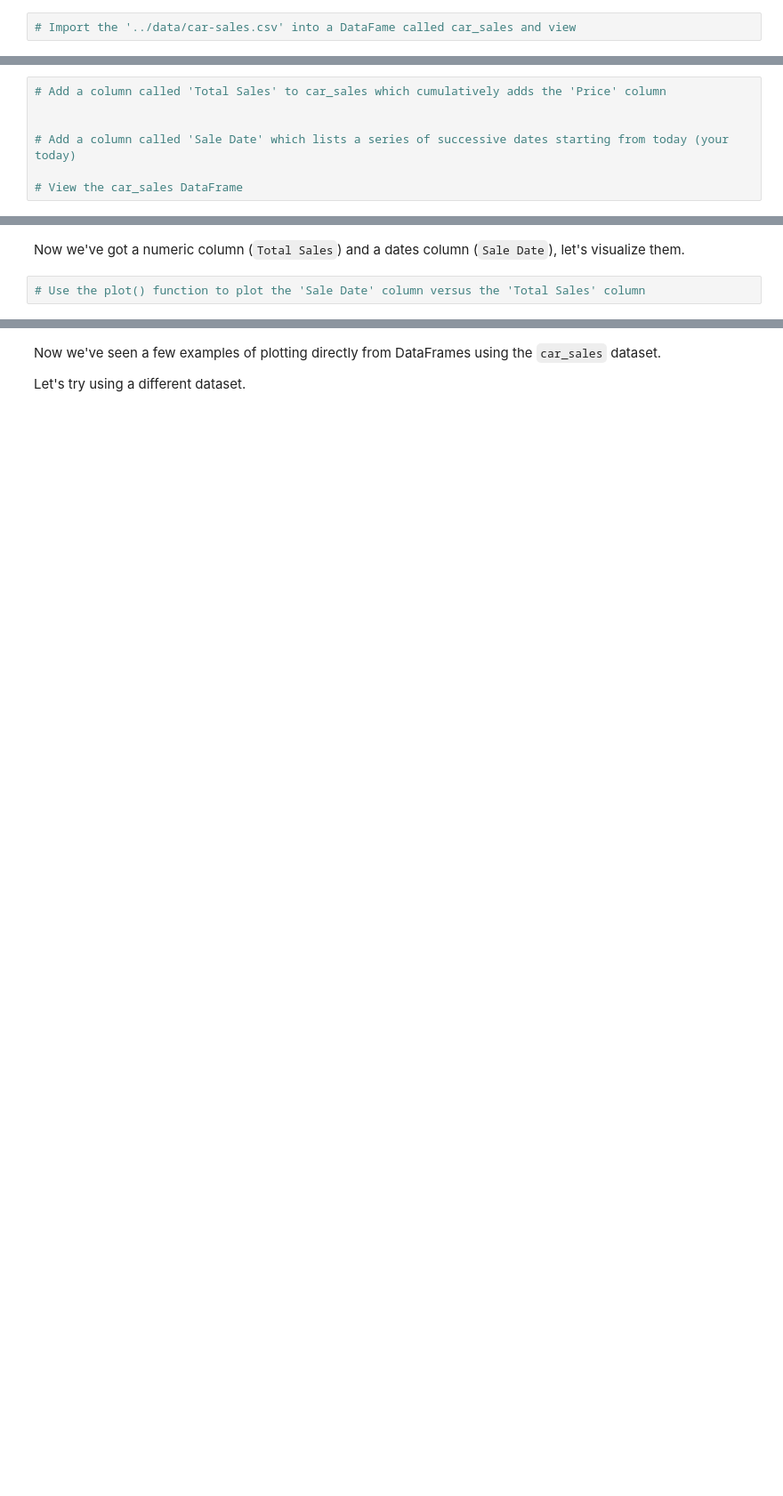
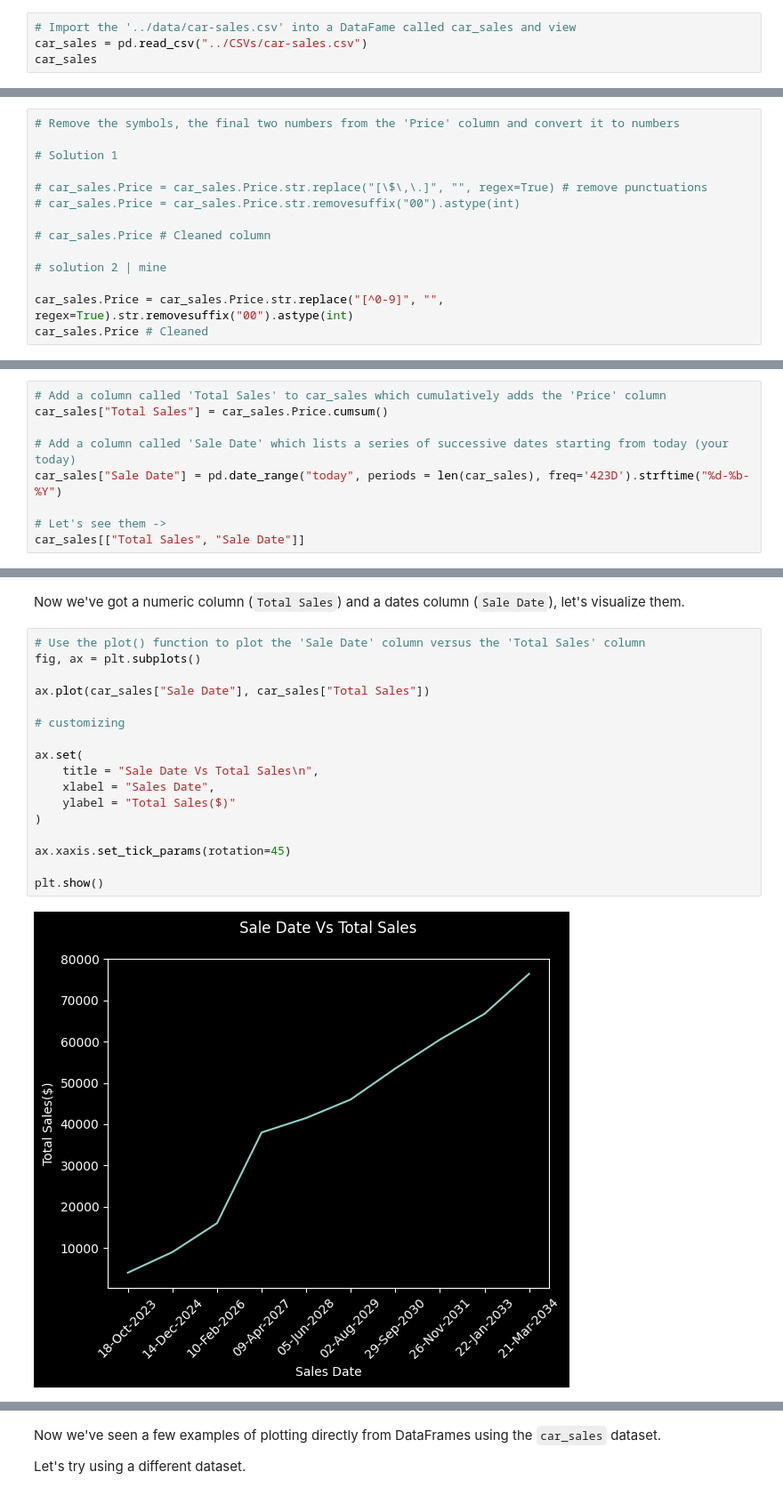
Before and after one commit to DarkDk123/ZTM-ML-Data-Science, a Jupyter notebook: 6. Matplotlib - Visualizing Data/Exercises/matplotlib-exercises.ipynb, the cells around one changed output, grey strips where cells are left out. Shown at 89% size. Drawn from its saved outputs; the diff is of its cells as text; blank space fills up the shorter version.

```diff
--- a/6. Matplotlib - Visualizing Data/Exercises/matplotlib-exercises.ipynb
+++ b/6. Matplotlib - Visualizing Data/Exercises/matplotlib-exercises.ipynb
@@ -218,2 +219,4 @@ First we'll need to import pandas and create a DataFrame work with.
 # %%
 # Import the '../data/car-sales.csv' into a DataFame called car_sales and view
+car_sales = pd.read_csv("../CSVs/car-sales.csv")
+car_sales
@@ -231,0 +253,14 @@ Hint: To add a column up cumulatively, look up the cumsum() function. And to cre
+# %%
+# Remove the symbols, the final two numbers from the 'Price' column and convert it to numbers
+
+# Solution 1
+
+# car_sales.Price = car_sales.Price.str.replace("[\$\,\.]", "", regex=True) # remove punctuations
+# car_sales.Price = car_sales.Price.str.removesuffix("00").astype(int)
+
+# car_sales.Price # Cleaned column
+
+# solution 2 | mine
+
+car_sales.Price = car_sales.Price.str.replace("[^0-9]", "", regex=True).str.removesuffix("00").astype(int)
+car_sales.Price # Cleaned
@@ -232,7 +279,9 @@ Hint: To add a column up cumulatively, look up the cumsum() function. And to cre
 # %%
 # Add a column called 'Total Sales' to car_sales which cumulatively adds the 'Price' column
-
+car_sales["Total Sales"] = car_sales.Price.cumsum()
 
 # Add a column called 'Sale Date' which lists a series of successive dates starting from today (your today)
+car_sales["Sale Date"] = pd.date_range("today", periods = len(car_sales), freq='423D').strftime("%d-%b-%Y")
 
-# View the car_sales DataFrame
+# Let's see them ->
+car_sales[["Total Sales", "Sale Date"]]
@@ -240,6 +301,23 @@ Hint: To add a column up cumulatively, look up the cumsum() function. And to cre
 Now we've got a numeric column (`Total Sales`) and a dates column (`Sale Date`), let's visualize them.
 # %%
 # Use the plot() function to plot the 'Sale Date' column versus the 'Total Sales' column
+fig, ax = plt.subplots()
+
+ax.plot(car_sales["Sale Date"], car_sales["Total Sales"])
+
+# customizing
+
+ax.set(
+    title = "Sale Date Vs Total Sales\n",
+    xlabel = "Sales Date",
+    ylabel = "Total Sales($)"
+)
+
+ax.xaxis.set_tick_params(rotation=45)
+
+plt.show()
+# %% [output]
+[figure, added]
 # %%
 # Convert the 'Price' column to the integers
 
```
Also changed, not shown: parts of 27 cells of this notebook, 2 other files.
